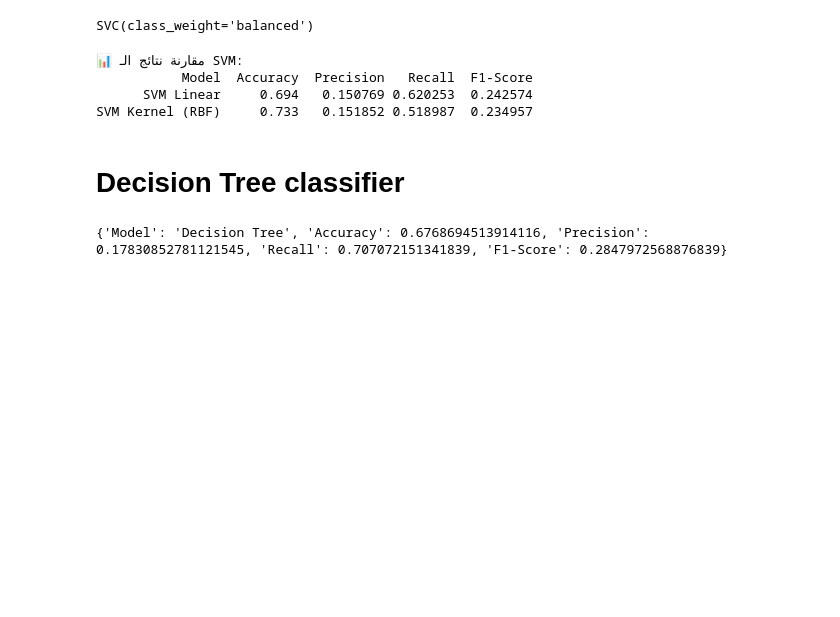
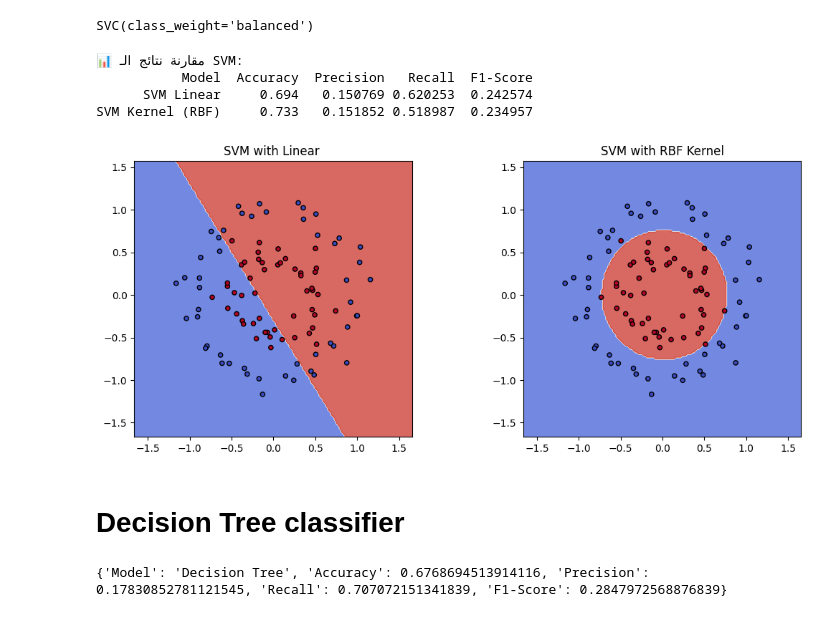
Before and after one commit to YamenObeidat/Machine-Learning-Final-Project-1, a Jupyter notebook: edit7.ipynb, the cells around one changed output. Drawn from its saved outputs; the diff is of its cells as text; code cells hidden in the pictures; blank space fills up the shorter version.

```diff
--- a/edit7.ipynb
+++ b/edit7.ipynb
@@ -1005,6 +1014,36 @@ print(df_svm_results.to_string(index=False))
            Model  Accuracy  Precision   Recall  F1-Score
       SVM Linear     0.694   0.150769 0.620253  0.242574
 SVM Kernel (RBF)     0.733   0.151852 0.518987  0.234957
+# %%
+
+X, y = datasets.make_circles(n_samples=100, factor=0.5, noise=0.1, random_state=42)
+
+
+models = (svm.SVC(kernel='linear'),
+          svm.SVC(kernel='rbf', gamma=0.7))
+models = (clf.fit(X, y) for clf in models)
+
+
+titles = ('SVM with Linear ',
+          'SVM with RBF Kernel')
+
+fig, sub = plt.subplots(1, 2, figsize=(12, 5))
+plt.subplots_adjust(wspace=0.4, hspace=0.4)
+
+X0, X1 = X[:, 0], X[:, 1]
+xx, yy = np.meshgrid(np.arange(X0.min()-0.5, X0.max()+0.5, 0.02),
+                     np.arange(X1.min()-0.5, X1.max()+0.5, 0.02))
+
+for clf, title, ax in zip(models, titles, sub.flatten()):
+    Z = clf.predict(np.c_[xx.ravel(), yy.ravel()])
+    Z = Z.reshape(xx.shape)
+    ax.contourf(xx, yy, Z, cmap=plt.cm.coolwarm, alpha=0.8)
+    ax.scatter(X0, X1, c=y, cmap=plt.cm.coolwarm, s=20, edgecolors='k')
+    ax.set_title(title)
+
+plt.show()
+# %% [output]
+[figure, added]
 # %% [markdown]
 # **Decision Tree classifier**
 # %%
```
Also changed, not shown: parts of 5 cells of this notebook.
